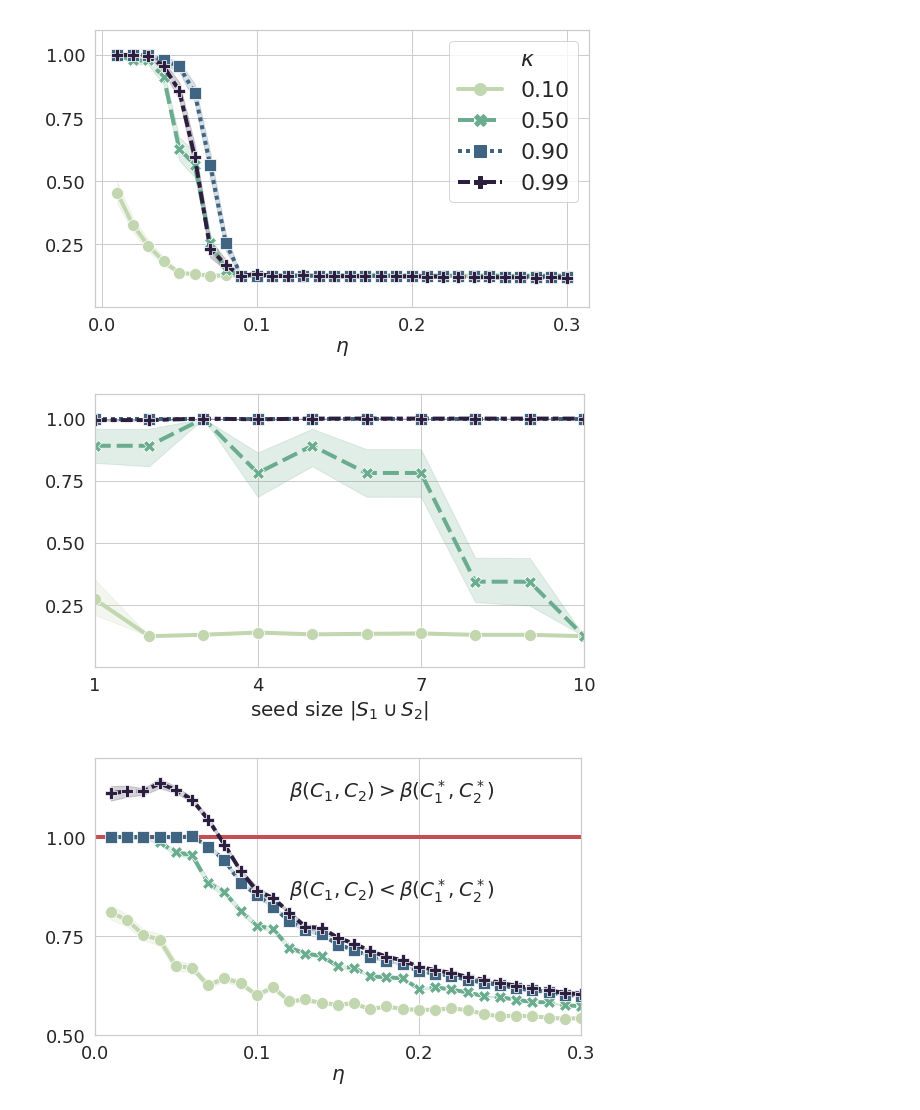
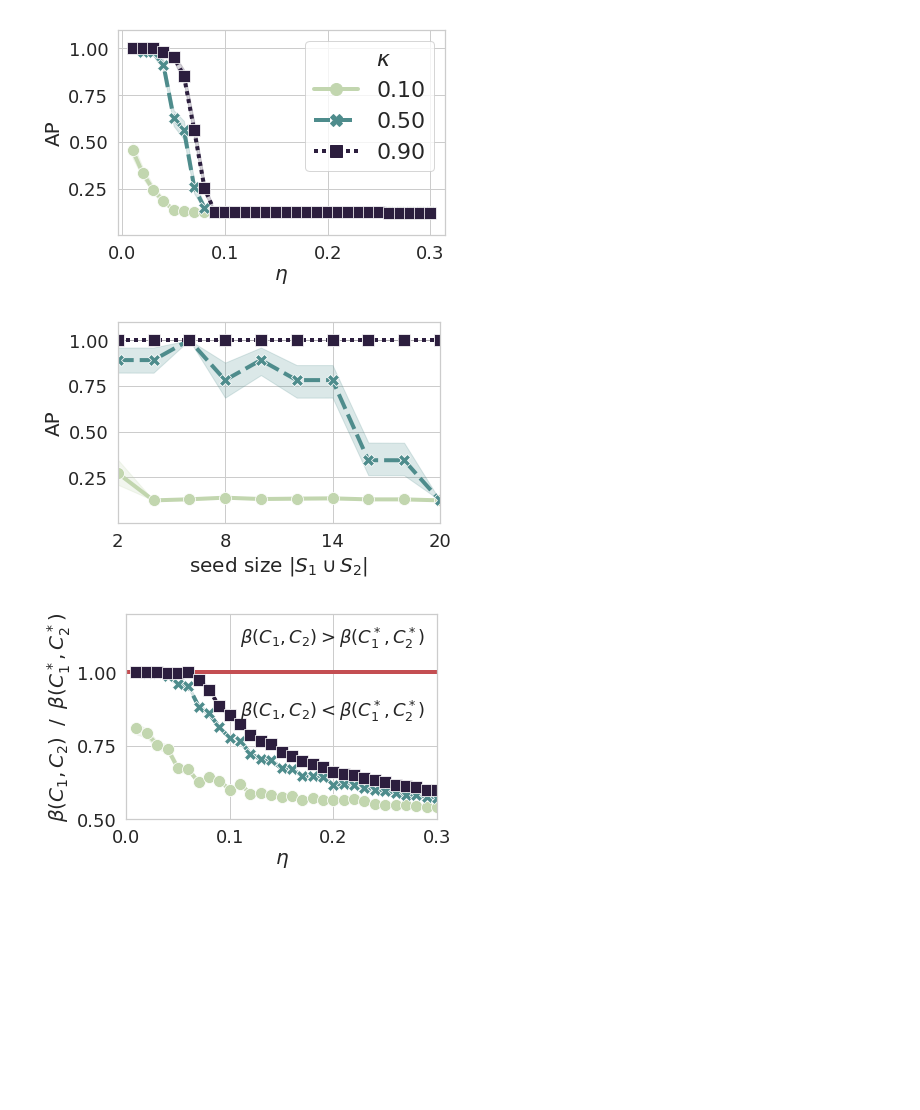
Before and after one commit to xiaohan2012/signed-local-community, a Jupyter notebook: experiment_on_synthetic_graphs.ipynb, the cells around one changed output. Drawn from its saved outputs; the diff is of its cells as text; code cells hidden in the pictures; blank space fills up the shorter version.

Commit message:
update plots and experiments

```diff
--- a/experiment_on_synthetic_graphs.ipynb
+++ b/experiment_on_synthetic_graphs.ipynb
@@ -29,57 +29,58 @@ sns.set(style="whitegrid")
 plt.style.use('paper')
 # %%
 styles = dict(
-    palette=sns.cubehelix_palette(4, light=0.8, start=0.5, rot=-.75),
+    palette=sns.cubehelix_palette(3, light=0.8, start=0.5, rot=-.75),
     style='kappa_in_math',
     markers=True,
 
 )
 # %%
-plt.rcParams['figure.figsize'] = (8, 5)
+plt.rcParams['figure.figsize'] = (6, 4)
 # %%
 perf_df = pd.read_csv('outputs/effect_of_eta.csv')
 perf_df = perf_df[(
     np.isclose(perf_df['kappa'], 0.1))
     | (np.isclose(perf_df['kappa'], 0.5))
     | (np.isclose(perf_df['kappa'], 0.9))
-    | (np.isclose(perf_df['kappa'], 0.99))
+#    | (np.isclose(perf_df['kappa'], 0.95))
 ]
 perf_df['kappa_in_math'] = perf_df['kappa'].apply(lambda v: "${:.2f}$".format(v))
 
 
 fig, ax = plt.subplots(1, 1)
 
 lp = sns.lineplot(
     x='eta', y='MAP', hue='kappa_in_math', data=perf_df, ax=ax,
     err_style='band',
     **styles
 )
 
 lp.set(
     ylim=(0, 1.1),
     xticks=[0.0, 0.1, 0.2, 0.3],
     yticks=[0.25, 0.5, 0.75, 1.0],
     xlabel=r'$\eta$',
-    ylabel='',
+    ylabel='AP',
 
 )
 l = lp.legend()
 lp.axes.get_legend().texts[0].set_text(r'$\kappa$')
 
 fig.tight_layout()
 
 fig.savefig('figs/synthetic_experiment/effect_of_eta_ap.pdf')
 # %% [output]
-[figure, old version]
+[figure, new version]
 # %%
 perf_df = pd.read_csv('outputs/effect_of_seed_size.csv')
 perf_df = perf_df[(
     np.isclose(perf_df['kappa'], 0.1))
     | (np.isclose(perf_df['kappa'], 0.5))
     | (np.isclose(perf_df['kappa'], 0.9))
-    | (np.isclose(perf_df['kappa'], 0.99))
+#    | (np.isclose(perf_df['kappa'], 0.95))
 ]
 perf_df['kappa_in_math'] = perf_df['kappa'].apply(lambda v: "${:.2f}$".format(v))
+perf_df['seed_size'] *= 2
 
 fig, ax = plt.subplots(1, 1)
 
@@ -90,24 +91,24 @@ lp = sns.lineplot(
     **styles
 )
 lp.set(
-    xlim=(1, 10),
+    xlim=(2, 20),
     ylim=(0, 1.1),
-    xticks=[1, 4, 7, 10],
+    xticks=[2, 8, 14, 20],
     yticks=[0.25, 0.5, 0.75, 1.0],
-    ylabel='',
+    ylabel='AP',
     xlabel='seed size $|S_1 \cup S_2|$')
 fig.tight_layout()
 
 fig.savefig('figs/synthetic_experiment/effect_of_seed_ap.pdf')
 # %% [output]
-[figure, old version]
+[figure, new version]
 # %%
 perf_df = pd.read_csv('outputs/effect_of_eta.csv')
 perf_df = perf_df[(
     np.isclose(perf_df['kappa'], 0.1))
     | (np.isclose(perf_df['kappa'], 0.5))
     | (np.isclose(perf_df['kappa'], 0.9))
-    | (np.isclose(perf_df['kappa'], 0.99))
+#    | (np.isclose(perf_df['kappa'], 0.95))
 ]
 perf_df['kappa_in_math'] = perf_df['kappa'].apply(lambda v: "${:.2f}$".format(v))
 perf_df['beta_ratio'] = perf_df['min_beta'] / perf_df['ground_truth_beta']
@@ -128,17 +129,17 @@ lp.set(
     xticks=[0.0, 0.1, 0.2, 0.3],
     yticks=[0.25, 0.5, 0.75, 1.0],
     xlabel=r'$\eta$',
-    ylabel='',
+    ylabel=r'$\beta(C_1, C_2)\;\; / \;\;\beta(C_1^*, C_2^*)$',
 
 )
-ax.text(0.12, 1.1, r'$\beta(C_1, C_2) > \beta(C_1^*, C_2^*)$', fontsize=20)
-ax.text(0.12, 0.85, r'$\beta(C_1, C_2) < \beta(C_1^*, C_2^*)$', fontsize=20)
+ax.text(0.11, 1.1, r'$\beta(C_1, C_2) > \beta(C_1^*, C_2^*)$', fontsize=18)
+ax.text(0.11, 0.85, r'$\beta(C_1, C_2) < \beta(C_1^*, C_2^*)$', fontsize=18)
 ax.hlines(1, 0, 0.3, colors='r')
 fig.tight_layout()
 
 fig.savefig('figs/synthetic_experiment/effect_of_eta_beta_ratio.pdf')
 # %% [output]
-[figure, old version]
+[figure, new version]
 # %%
 perf_df = pd.read_csv('outputs/effect_of_seed_size.csv')
 perf_df = perf_df[(
```
Also changed, not shown: parts of 3 cells of this notebook, 5 other files.
